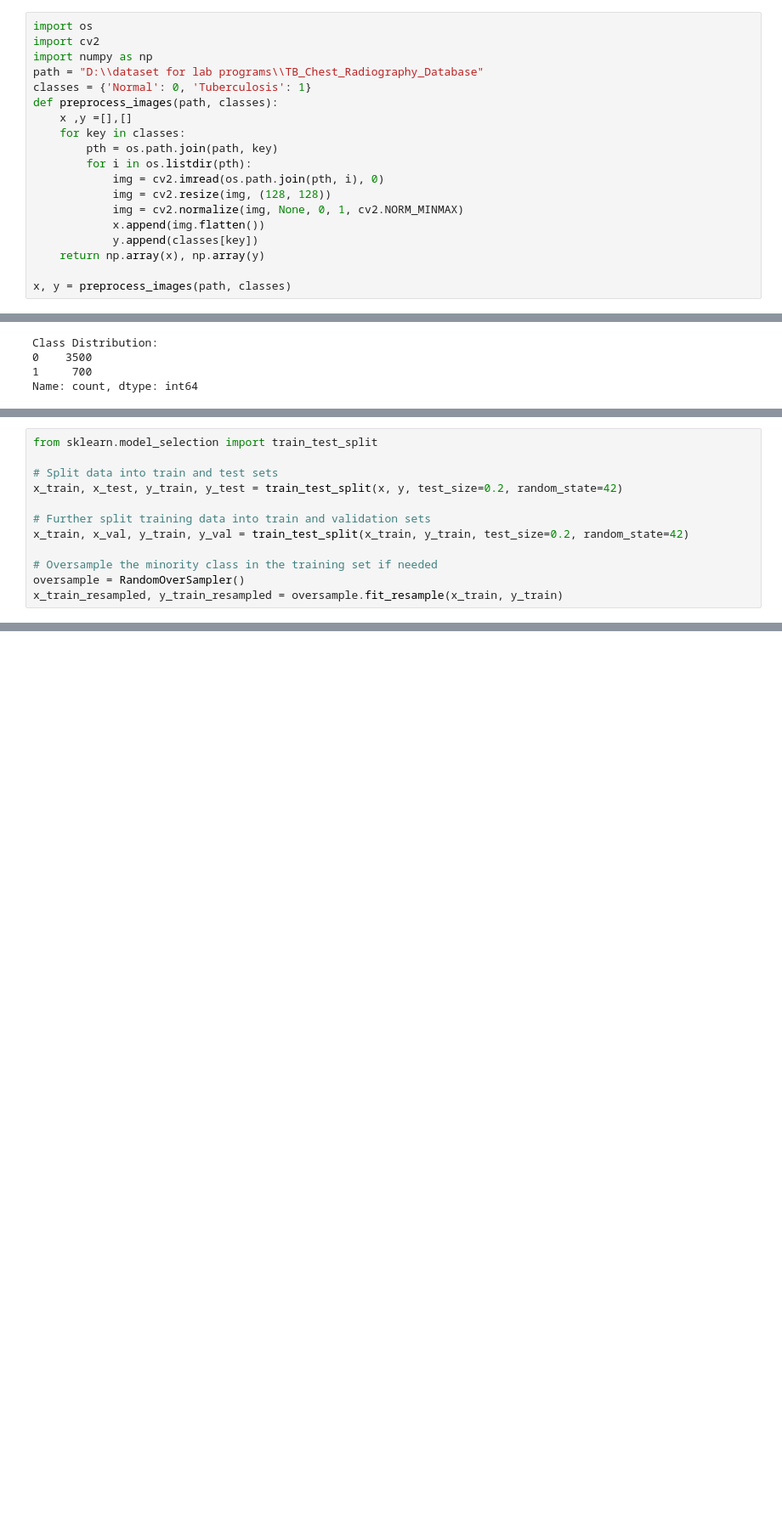
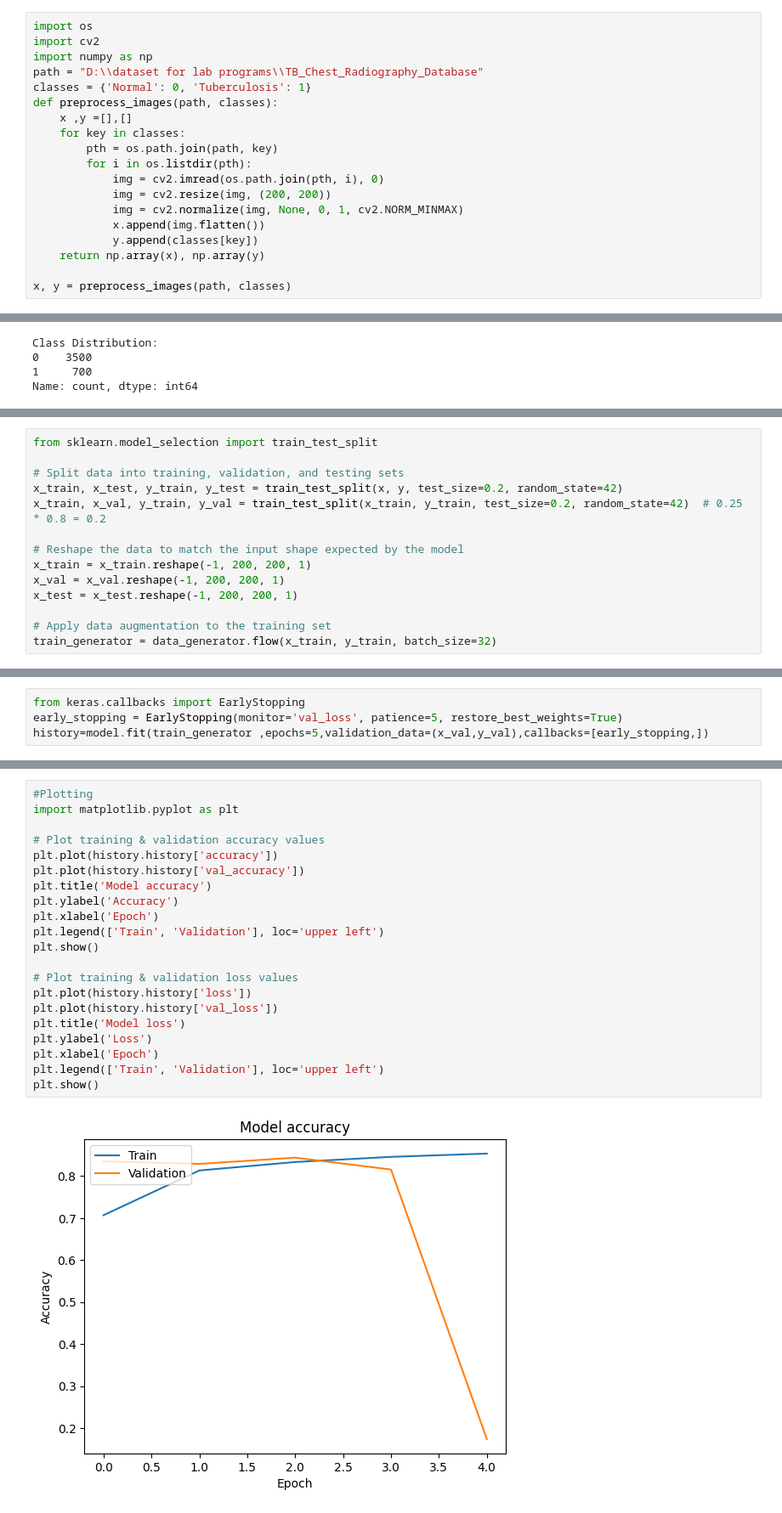
Before and after one commit to joshIsac/DeepLearningLab, a Jupyter notebook: 2348523_DL_lab-7.ipynb, the cells around one changed output, grey strips where cells are left out. Shown at 85% size. Saved outputs shown, nothing was run; the diff lists cells and outputs as text; blank space fills up the shorter version.

```diff
--- a/2348523_DL_lab-7.ipynb
+++ b/2348523_DL_lab-7.ipynb
@@ -28,7 +17,7 @@ def preprocess_images(path, classes):
         pth = os.path.join(path, key)
         for i in os.listdir(pth):
             img = cv2.imread(os.path.join(pth, i), 0)
-            img = cv2.resize(img, (128, 128))
+            img = cv2.resize(img, (200, 200))
             img = cv2.normalize(img, None, 0, 1, cv2.NORM_MINMAX)
             x.append(img.flatten())
             y.append(classes[key])
@@ -68,12 +48,14 @@ f1_scores = []
 # %%
 from sklearn.model_selection import train_test_split
 
-# Split data into train and test sets
+# Split data into training, validation, and testing sets
 x_train, x_test, y_train, y_test = train_test_split(x, y, test_size=0.2, random_state=42)
+x_train, x_val, y_train, y_val = train_test_split(x_train, y_train, test_size=0.2, random_state=42)  # 0.25 * 0.8 = 0.2
 
-# Further split training data into train and validation sets
-x_train, x_val, y_train, y_val = train_test_split(x_train, y_train, test_size=0.2, random_state=42)
+# Reshape the data to match the input shape expected by the model
+x_train = x_train.reshape(-1, 200, 200, 1)
+x_val = x_val.reshape(-1, 200, 200, 1)
+x_test = x_test.reshape(-1, 200, 200, 1)
 
-# Oversample the minority class in the training set if needed
-oversample = RandomOverSampler()
-x_train_resampled, y_train_resampled = oversample.fit_resample(x_train, y_train)
+# Apply data augmentation to the training set
+train_generator = data_generator.flow(x_train, y_train, batch_size=32)
@@ -121,0 +141,4 @@ model1.add(Dropout(0.5))
+# %%
+from keras.callbacks import EarlyStopping
+early_stopping = EarlyStopping(monitor='val_loss', patience=5, restore_best_weights=True)
+history=model.fit(train_generator ,epochs=5,validation_data=(x_val,y_val),callbacks=[early_stopping,])
@@ -121,0 +156,23 @@ model1.add(Dropout(0.5))
+# %%
+#Plotting
+import matplotlib.pyplot as plt
+
+# Plot training & validation accuracy values
+plt.plot(history.history['accuracy'])
+plt.plot(history.history['val_accuracy'])
+plt.title('Model accuracy')
+plt.ylabel('Accuracy')
+plt.xlabel('Epoch')
+plt.legend(['Train', 'Validation'], loc='upper left')
+plt.show()
+
+# Plot training & validation loss values
+plt.plot(history.history['loss'])
+plt.plot(history.history['val_loss'])
+plt.title('Model loss')
+plt.ylabel('Loss')
+plt.xlabel('Epoch')
+plt.legend(['Train', 'Validation'], loc='upper left')
+plt.show()
+# %% [output]
+[figure, added]
```
Also changed, not shown: parts of 12 cells of this notebook, 1 other file.
